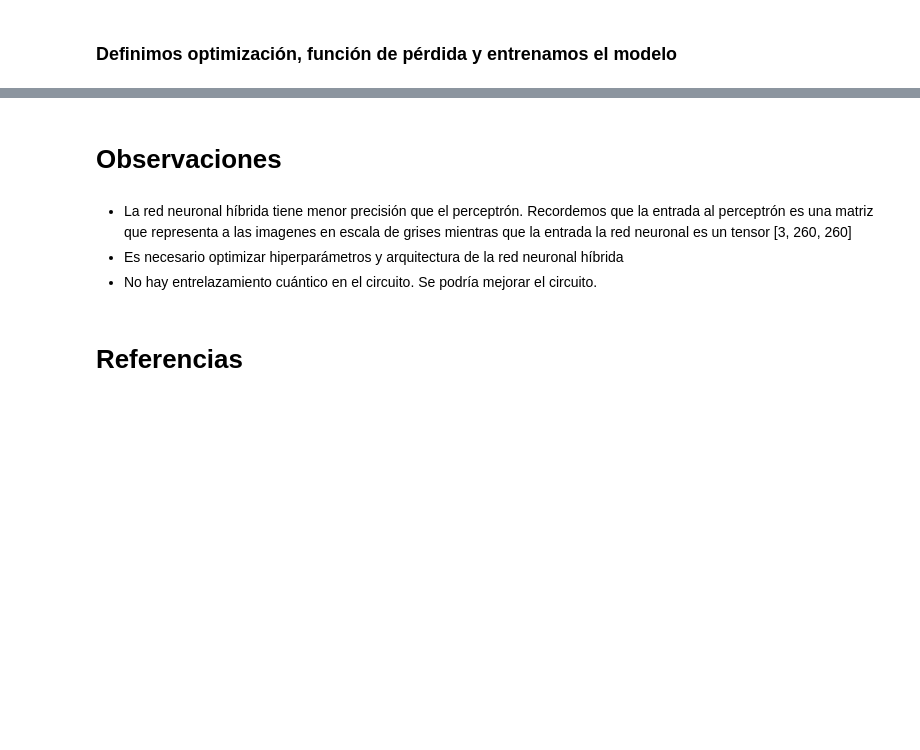
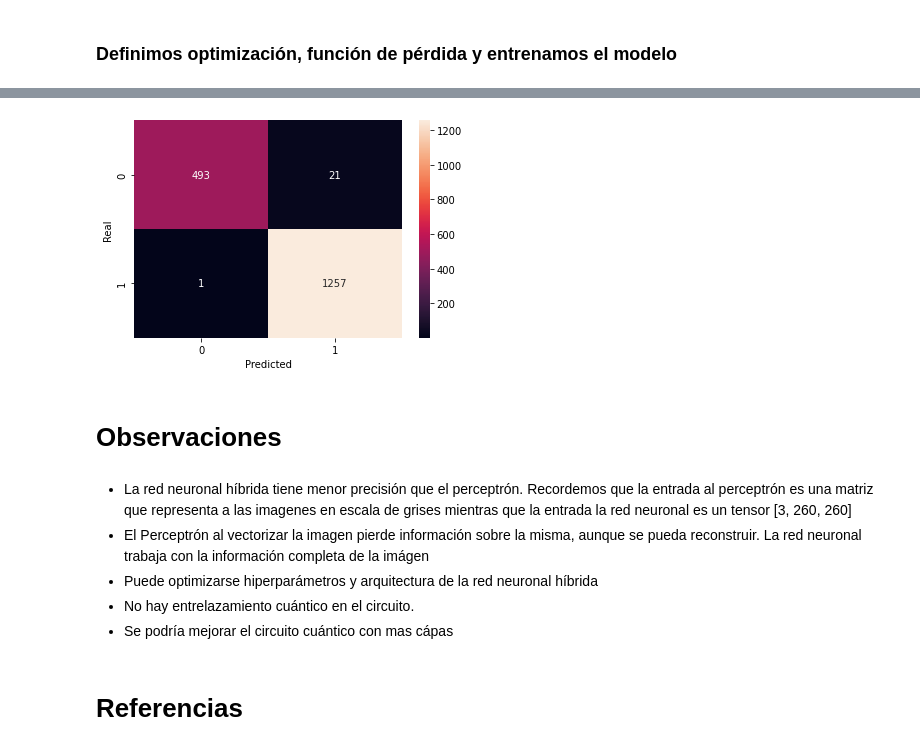
Before and after one commit to contepablod/QCNNCancerBinaryClassifier, a Jupyter notebook: ClasificadorCancerEsofago.ipynb, the cells around one changed output, grey strips where cells are left out. Saved outputs shown, nothing was run; the diff lists cells and outputs as text; code cells hidden in the pictures; blank space fills up the shorter version.

```diff
--- a/ClasificadorCancerEsofago.ipynb
+++ b/ClasificadorCancerEsofago.ipynb
@@ -499,6 +516,8 @@ model1= model1.to('cuda')
 batch_size=1
 
 model1.eval()  # Evaluación del Modelo
+pred_targets = []
+test_targets= []
 with no_grad():
 
     correct = 0
@@ -508,6 +527,8 @@ with no_grad():
             output = output.reshape(1, *output.shape)
 
         pred = output.argmax(dim=1, keepdim=True)
+        pred_targets.append(pred.item())
+        test_targets.append(target.item())
         correct += pred.eq(target.to('cuda').view_as(pred)).sum().item()
 
         loss = loss_func(output, target.to('cuda'))
@@ -553,9 +574,15 @@ with no_grad():
+# %%
+matrix_confusion(test_targets, pred_targets)
+# %% [output]
+[figure, added]
 # %% [markdown]
 # Observaciones
 # %% [markdown]
 - La red neuronal híbrida tiene menor precisión que el perceptrón. Recordemos que la entrada al perceptrón es una matriz que representa a las imagenes en escala de grises mientras que la entrada la red neuronal es un tensor [3, 260, 260]
-- Es necesario optimizar hiperparámetros y arquitectura de la red neuronal híbrida
-- No hay entrelazamiento cuántico en el circuito. Se podría mejorar el circuito.
+- El Perceptrón al vectorizar la imagen pierde información sobre la misma, aunque se pueda reconstruir. La red neuronal trabaja con la información completa de la imágen
+- Puede optimizarse hiperparámetros y arquitectura de la red neuronal híbrida
+- No hay entrelazamiento cuántico en el circuito.
+- Se podría mejorar el circuito cuántico con mas cápas
 # %% [markdown]
 # Referencias
 # %% [markdown]
```
Also changed, not shown: parts of 17 cells of this notebook.
